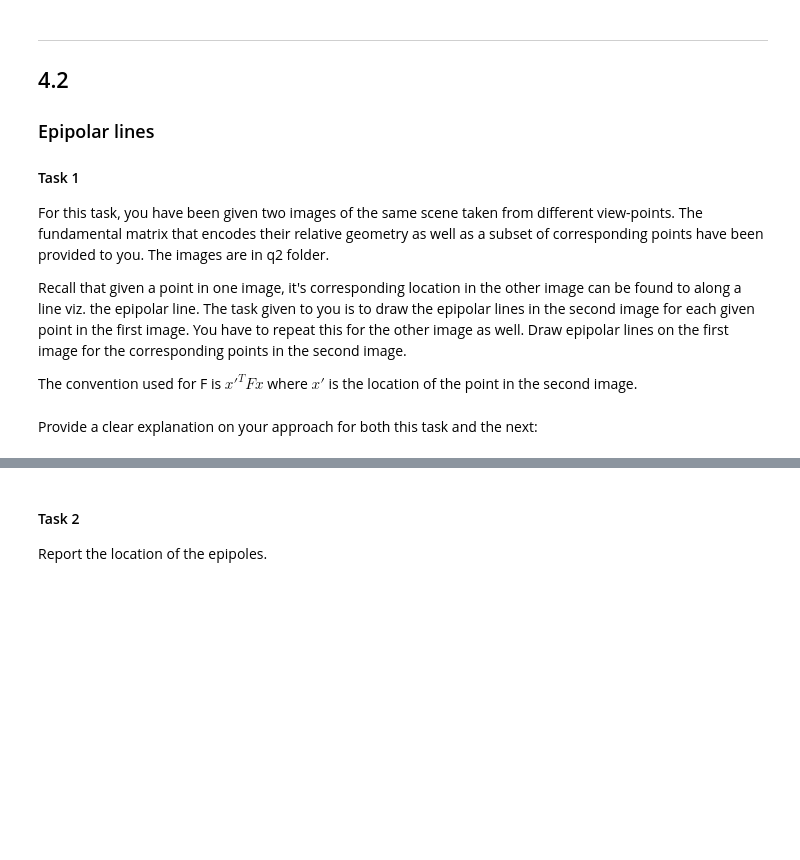
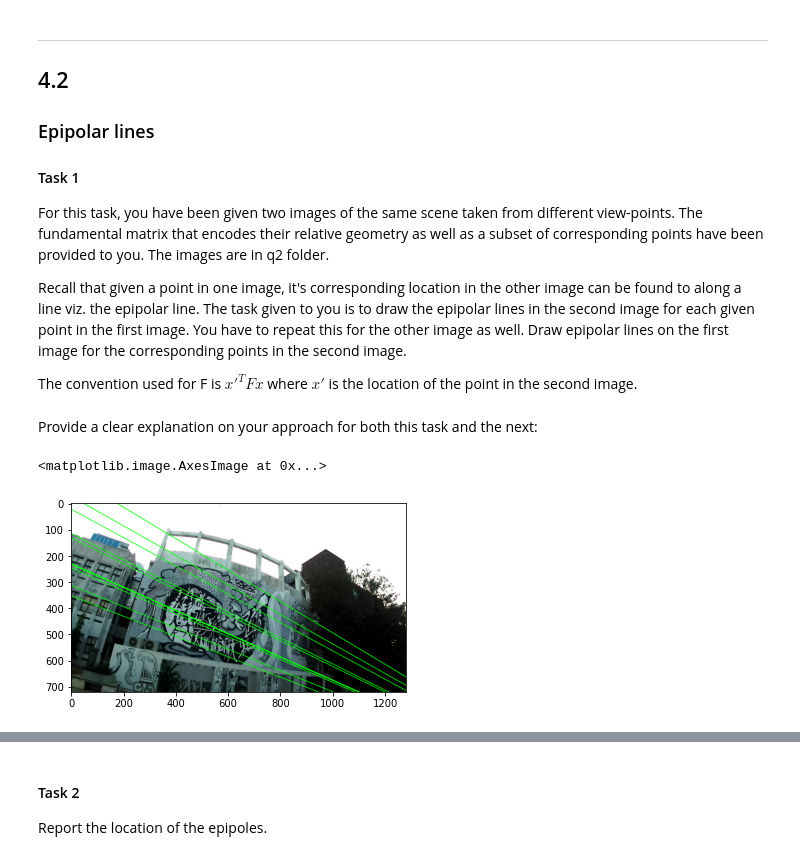
Before and after one commit to KanishAnand/DLT_Zhang_Epipolar, a Jupyter notebook: Assignment4.ipynb, the cells around one changed output, grey strips where cells are left out. Saved outputs shown, nothing was run; the diff lists cells and outputs as text; code cells hidden in the pictures; blank space fills up the shorter version.

```diff
--- a/Assignment4.ipynb
+++ b/Assignment4.ipynb
@@ -204,0 +207,22 @@ Provide a clear explanation on your approach for both this task and the next:
+# %%
+def epipolar_lines(img_name, points, F):
+    img = plt.imread(img_name)
+    r, c = img.shape[:-1]
+
+    for point in points:
+        # making homogenous coordinates
+        point_arr = np.array([point[0], point[1], 1])
+        line = F @ point_arr
+        x1, y1 = map(int, [0, -line[2] / line[1] ])
+        x2, y2 = map(int, [c_s, -(line[2] + line[0] * c_s) / line[1] ])
+        color = (0, 255, 0)
+        thickness = 2
+        img = cv2.line(img, (x1, y1), (x2, y2), color, thickness)
+
+    return img
+# %%
+img = epipolar_lines('q2/img1.jpg', img_2, F_mat.T)
+plt.imshow(img)
+# %% [output]
+<matplotlib.image.AxesImage at 0x...>
+[figure, added]
```
Also changed, not shown: parts of 10 cells of this notebook.
